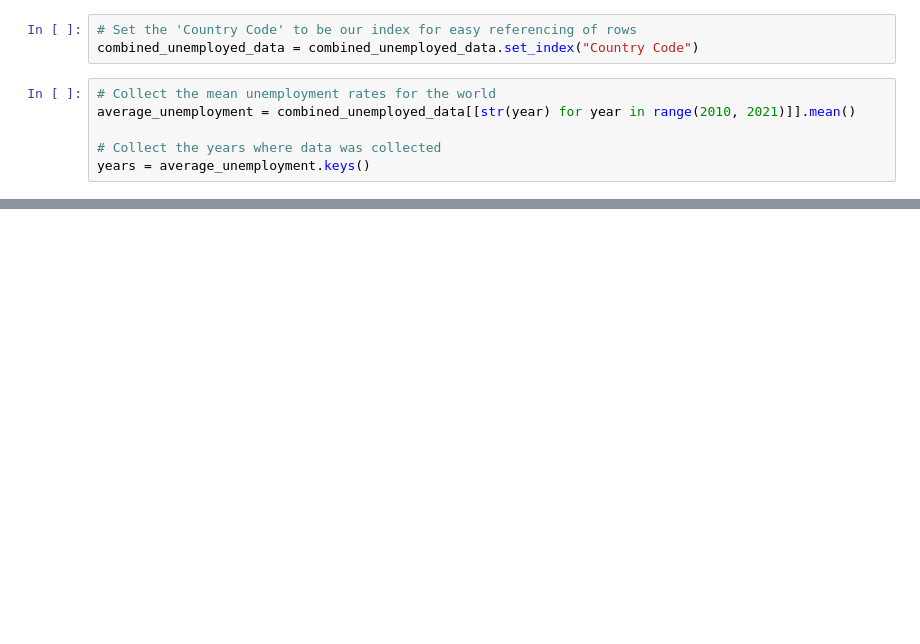
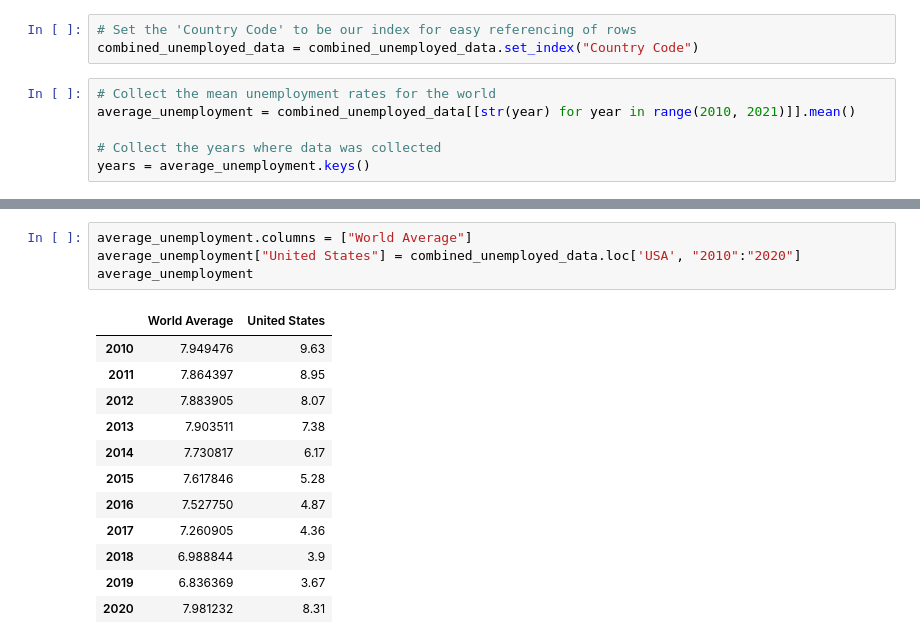
Before and after one commit to kevinxtian1/python-api-challenge, a Jupyter notebook: 01-Lesson-Plans/05-Data-Visualization/2/Activities/07-Ins_PandasMultiLine/Solved/unemploy_chart_solution.ipynb, the cells around one changed output, grey strips where cells are left out. Saved outputs shown, nothing was run; the diff lists cells and outputs as text; blank space fills up the shorter version.

```diff
--- a/01-Lesson-Plans/05-Data-Visualization/2/Activities/07-Ins_PandasMultiLine/Solved/unemploy_chart_solution.ipynb
+++ b/01-Lesson-Plans/05-Data-Visualization/2/Activities/07-Ins_PandasMultiLine/Solved/unemploy_chart_solution.ipynb
@@ -64,0 +116,17 @@ plt.show()
+# %%
+average_unemployment.columns = ["World Average"]
+average_unemployment["United States"] = combined_unemployed_data.loc['USA', "2010":"2020"]
+average_unemployment
+# %% [output]
+|  | World Average | United States |
+| 2010 | 7.949476 | 9.63 |
+| 2011 | 7.864397 | 8.95 |
+| 2012 | 7.883905 | 8.07 |
+| 2013 | 7.903511 | 7.38 |
+| 2014 | 7.730817 | 6.17 |
+| 2015 | 7.617846 | 5.28 |
+| 2016 | 7.527750 | 4.87 |
+| 2017 | 7.260905 | 4.36 |
+| 2018 | 6.988844 | 3.9 |
+| 2019 | 6.836369 | 3.67 |
+| 2020 | 7.981232 | 8.31 |
```
Also changed, not shown: parts of 14 cells of this notebook, 1 other file.
